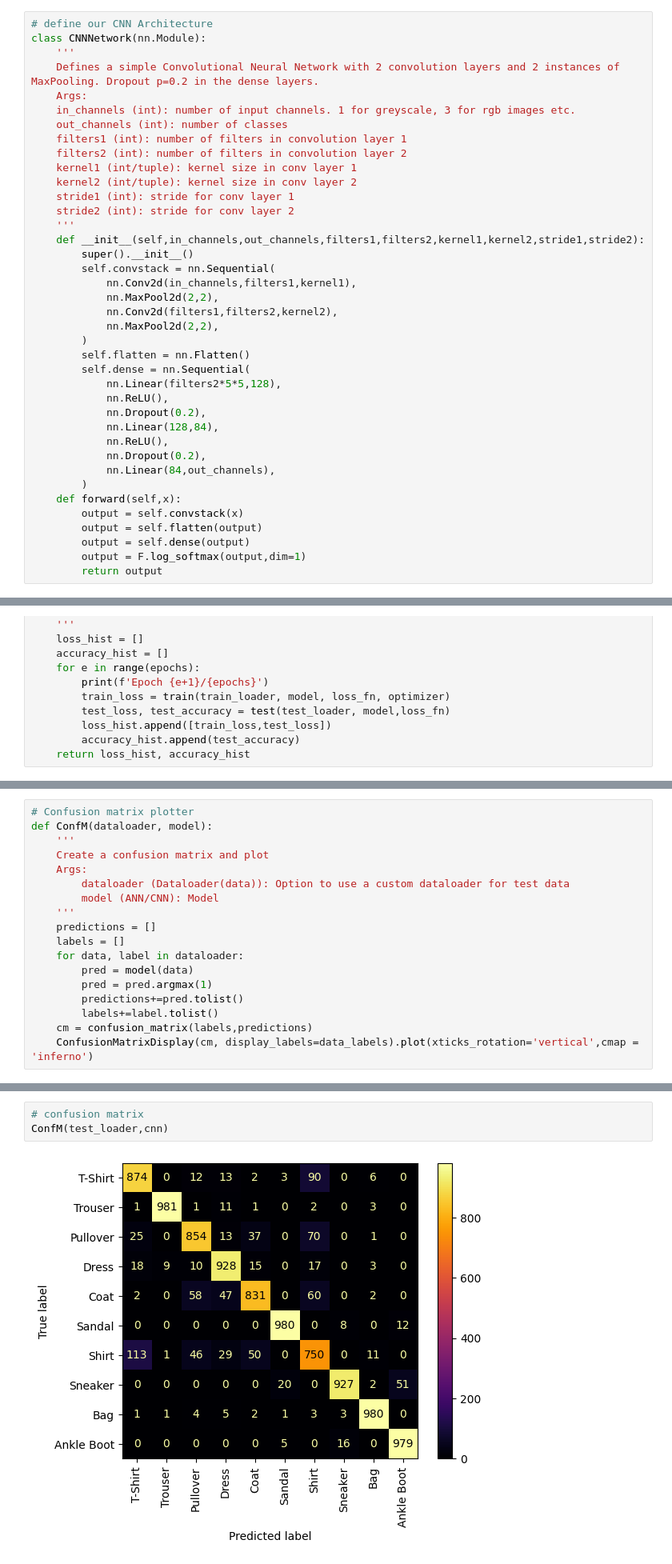
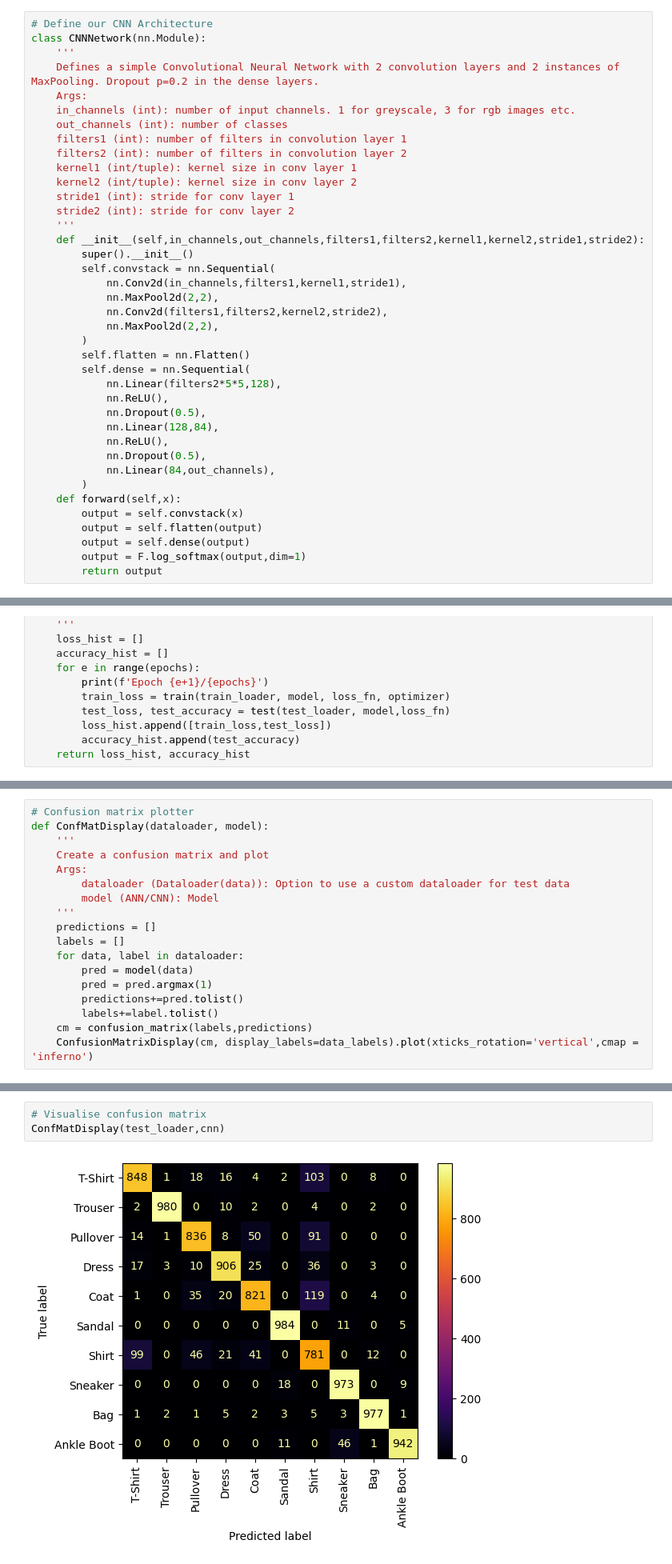
Before and after one commit to amjvl-git/csip-5103-coursework-2025-miloshkii, a Jupyter notebook: P2963116/P2963116_MylesWheatley.ipynb, the cells around one changed output, grey strips where cells are left out. Shown at 80% size. Cells and saved outputs as stored; diff of their text form.

```diff
--- a/P2963116/P2963116_MylesWheatley.ipynb
+++ b/P2963116/P2963116_MylesWheatley.ipynb
@@ -126,5 +170,5 @@ class MultilayerPerceptron(nn.Module):
 # %%
-# define our CNN Architecture
+# Define our CNN Architecture
 class CNNNetwork(nn.Module):
     '''
     Defines a simple Convolutional Neural Network with 2 convolution layers and 2 instances of MaxPooling. Dropout p=0.2 in the dense layers.
@@ -141,19 +185,19 @@ class CNNNetwork(nn.Module):
     def __init__(self,in_channels,out_channels,filters1,filters2,kernel1,kernel2,stride1,stride2):
         super().__init__()
         self.convstack = nn.Sequential(
-            nn.Conv2d(in_channels,filters1,kernel1),
+            nn.Conv2d(in_channels,filters1,kernel1,stride1),
             nn.MaxPool2d(2,2),
-            nn.Conv2d(filters1,filters2,kernel2),
+            nn.Conv2d(filters1,filters2,kernel2,stride2),
             nn.MaxPool2d(2,2),
         )
         self.flatten = nn.Flatten()
         self.dense = nn.Sequential(
             nn.Linear(filters2*5*5,128),
             nn.ReLU(),
-            nn.Dropout(0.2),
+            nn.Dropout(0.5),
             nn.Linear(128,84),
             nn.ReLU(),
-            nn.Dropout(0.2),
+            nn.Dropout(0.5),
             nn.Linear(84,out_channels),
         )
     def forward(self,x):
@@ -233,6 +296,6 @@ def run(train_loader,test_loader, model, epochs,loss_fn,optimizer):
 # %%
 # Confusion matrix plotter
-def ConfM(dataloader, model):
+def ConfMatDisplay(dataloader, model):
     '''
     Create a confusion matrix and plot
     Args:
@@ -426,5 +497,5 @@ plt.show()
 # %%
-# confusion matrix
-ConfM(test_loader,cnn)
+# Visualise confusion matrix
+ConfMatDisplay(test_loader,cnn)
 # %% [output]
-[figure, old version]
+[figure, new version]
```
Also changed, not shown: parts of 24 cells of this notebook.
